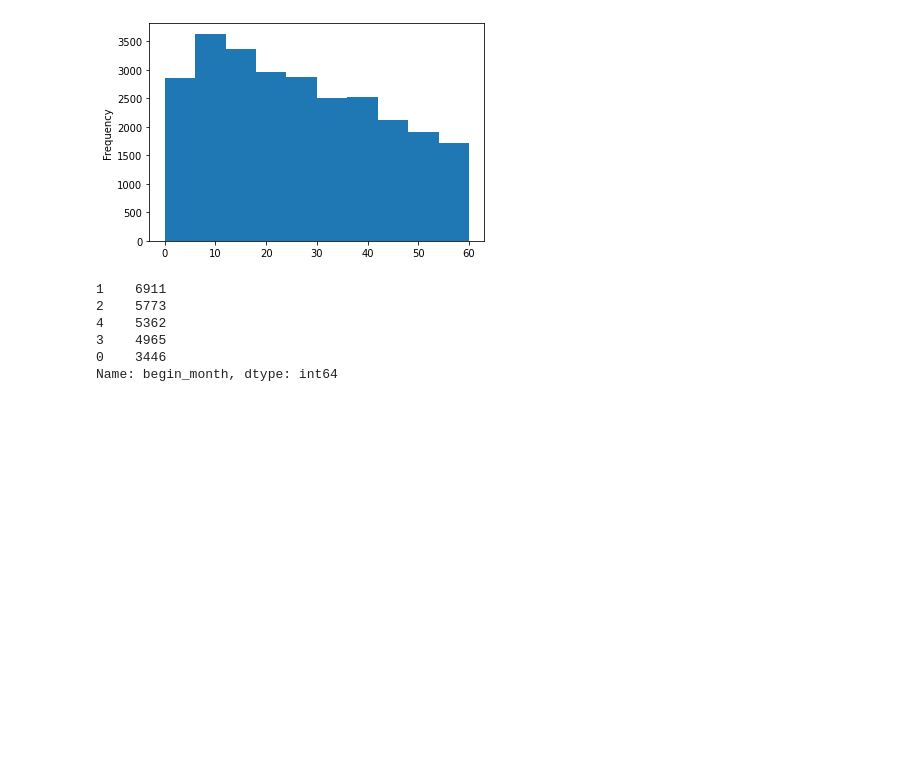
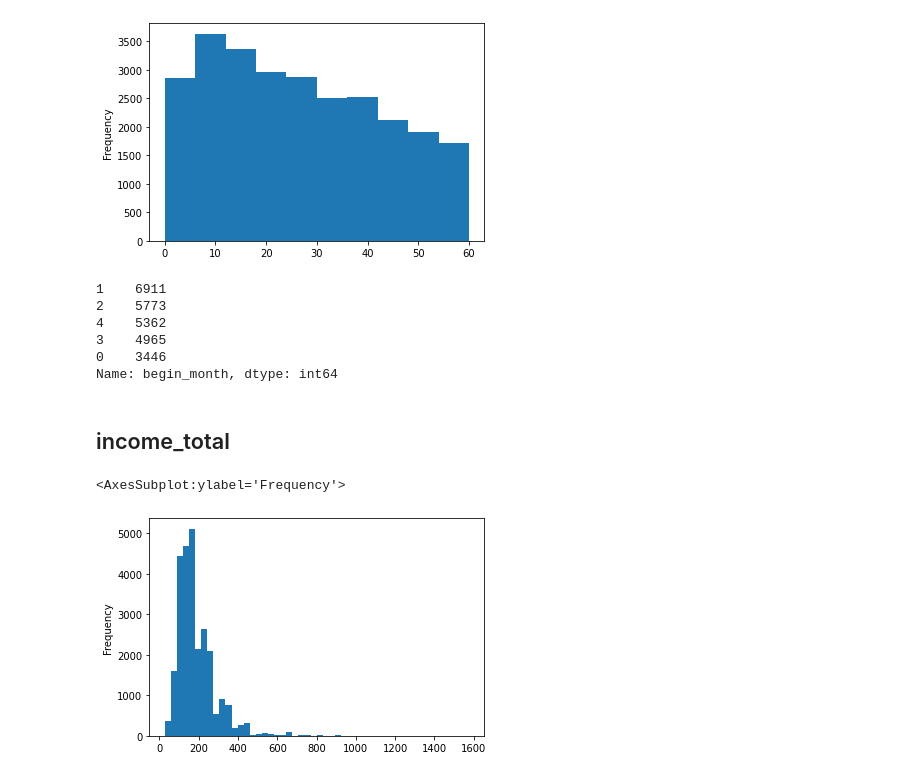
Before and after one commit to JxxHxxx/Ubion-CreditCardUserPrediction, a Jupyter notebook: Code/LJH_EDA&Preprocessing.ipynb, the cells around one changed output. Drawn from its saved outputs; the diff is of its cells as text; code cells hidden in the pictures; blank space fills up the shorter version.

Commit message:
income_total, gender, Car, Reality 전처리

```diff
--- a/Code/LJH_EDA&Preprocessing.ipynb
+++ b/Code/LJH_EDA&Preprocessing.ipynb
@@ -137,3 +153,10 @@ train['begin_month'].value_counts()
 3    4965
 0    3446
 Name: begin_month, dtype: int64
+# %% [markdown]
+## income_total
+# %%
+(train['income_total']/1000).plot(kind = 'hist', bins = 50)
+# %% [output]
+<AxesSubplot:ylabel='Frequency'>
+[figure, added]
```
Also changed, not shown: parts of 17 cells of this notebook.
